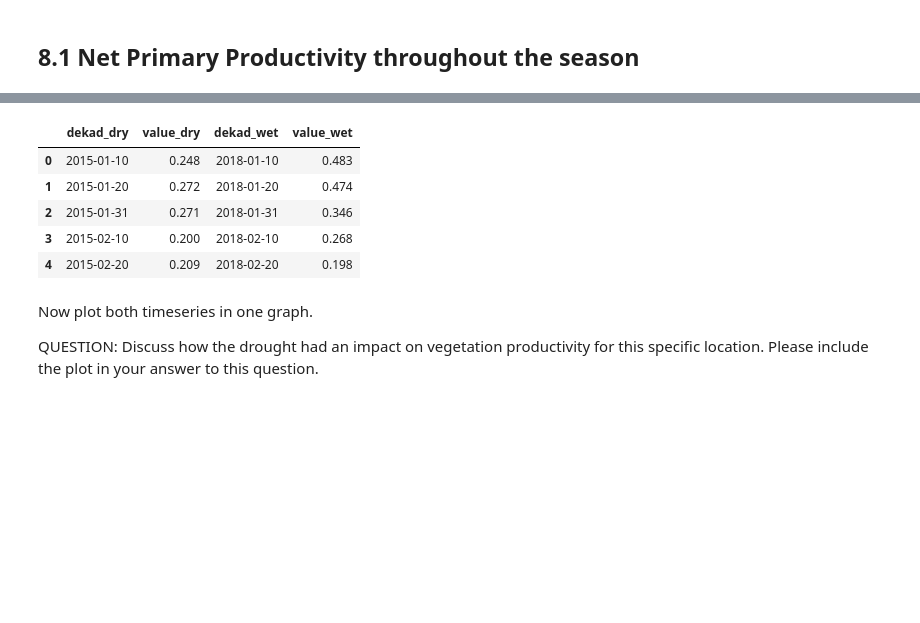
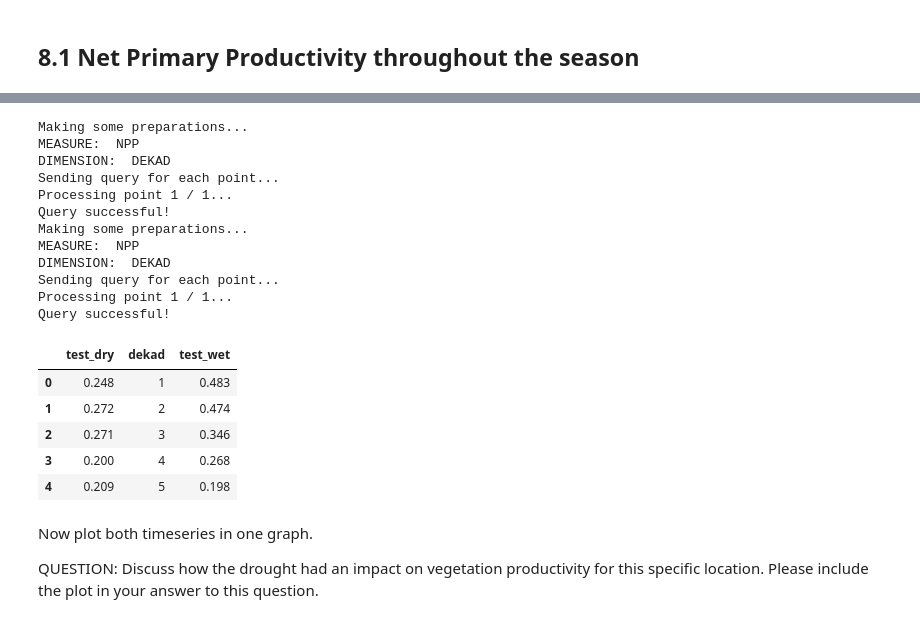
Before and after one commit to EOAfrica/TM_6-6_Drought, a Jupyter notebook: Use_Case_solution.ipynb, the cells around one changed output, grey strips where cells are left out. Cells and saved outputs as stored; diff of their text form; code cells hidden in the pictures; blank space fills up the shorter version.

Commit message:
make use of functions to download wapor data

```diff
--- a/Use_Case_solution.ipynb
+++ b/Use_Case_solution.ipynb
@@ -840,25 +919,10 @@ Location: [13.4712, 35.3531] (Lat, Lon)
 # %%
 # Specify parameters for API query
-point = [13.4666, 35.3385] #coordinates of a point[Lat,Lon]
-crs = "EPSG:4326"
-cube_code = "L1_NPP_D"
+point = {'test': [13.4666, 35.3385]}
+crs = 4326
+product_code = "L1_NPP_D"
 workspace = 'WAPOR_2'
 start_date_dry = "2015-01-01"
 end_date_dry = "2015-12-31"
 start_date_wet = "2018-01-01"
 end_date_wet = "2018-12-31"
-path_query = r'https://io.apps.fao.org/gismgr/api/v1/query/'
-
-# get datacube measure
-cube_url = f'https://io.apps.fao.org/gismgr/api/v1/catalog/workspaces/{workspace}/cubes/{cube_code}/measures'
-resp = requests.get(cube_url).json()
-print(resp)
-measure = resp['response']['items'][0]['code']
-print('MEASURE: ', measure)
-
-# get datacube time dimension
-cube_url = f'https://io.apps.fao.org/gismgr/api/v1/catalog/workspaces/{workspace}/cubes/{cube_code}/dimensions'
-resp = requests.get(cube_url).json()
-items = pd.DataFrame.from_dict(resp['response']['items'])
-dimension = items[items.type=='TIME']['code'].values[0]
-print('DIMENSION: ', dimension)
@@ -927,25 +929,41 @@ print(query_pixeltimeseries_wet)
 # %%
 # Dry year
-resp_query_dry = requests.post(path_query, json=query_pixeltimeseries_dry)
-resp_dry = resp_query_dry.json()
-results_dry = resp_dry['response']
-df_dry = pd.DataFrame(results_dry['items'], columns=results_dry['header'])
+df_dry = get_pixel_timeseries(workspace, product_code,
+                              point, crs,
+                              start_date_dry, end_date_dry)
+# add dekad number
+df_dry['dekad'] = range(1, len(df_dry)+1)
 
 # Wet year
-resp_query_wet = requests.post(path_query, json=query_pixeltimeseries_wet)
-resp_wet = resp_query_wet.json()
-results_wet = resp_wet['response']
-df_wet = pd.DataFrame(results_wet['items'], columns=results_wet['header'])
+df_wet = get_pixel_timeseries(workspace, product_code,
+                              point, crs,
+                              start_date_wet, end_date_wet)
 
-NPP_df = df_dry[['dekad','value']].join(df_wet[['dekad','value']], lsuffix='_dry', rsuffix='_wet')
-NPP_df.head()
+# add dekad number
+df_wet['dekad'] = range(1, len(df_wet)+1)
+
+npp_df = pd.merge(df_dry, df_wet, left_on='dekad', right_on='dekad',
+                  suffixes=('_dry', '_wet'))
+npp_df.head()
 # %% [output]
+Making some preparations...
+MEASURE:  NPP
+DIMENSION:  DEKAD
+Sending query for each point...
+Processing point 1 / 1...
+Query successful!
+Making some preparations...
+MEASURE:  NPP
+DIMENSION:  DEKAD
+Sending query for each point...
+Processing point 1 / 1...
+Query successful!
-|  | dekad_dry | value_dry | dekad_wet | value_wet |
-| 0 | 2015-01-10 | 0.248 | 2018-01-10 | 0.483 |
-| 1 | 2015-01-20 | 0.272 | 2018-01-20 | 0.474 |
-| 2 | 2015-01-31 | 0.271 | 2018-01-31 | 0.346 |
-| 3 | 2015-02-10 | 0.200 | 2018-02-10 | 0.268 |
-| 4 | 2015-02-20 | 0.209 | 2018-02-20 | 0.198 |
+|  | test_dry | dekad | test_wet |
+| 0 | 0.248 | 1 | 0.483 |
+| 1 | 0.272 | 2 | 0.474 |
+| 2 | 0.271 | 3 | 0.346 |
+| 3 | 0.200 | 4 | 0.268 |
+| 4 | 0.209 | 5 | 0.198 |
 # %% [markdown]
 Now plot both timeseries in one graph.
 
```
Also changed, not shown: parts of 35 cells of this notebook, 2 other files.
